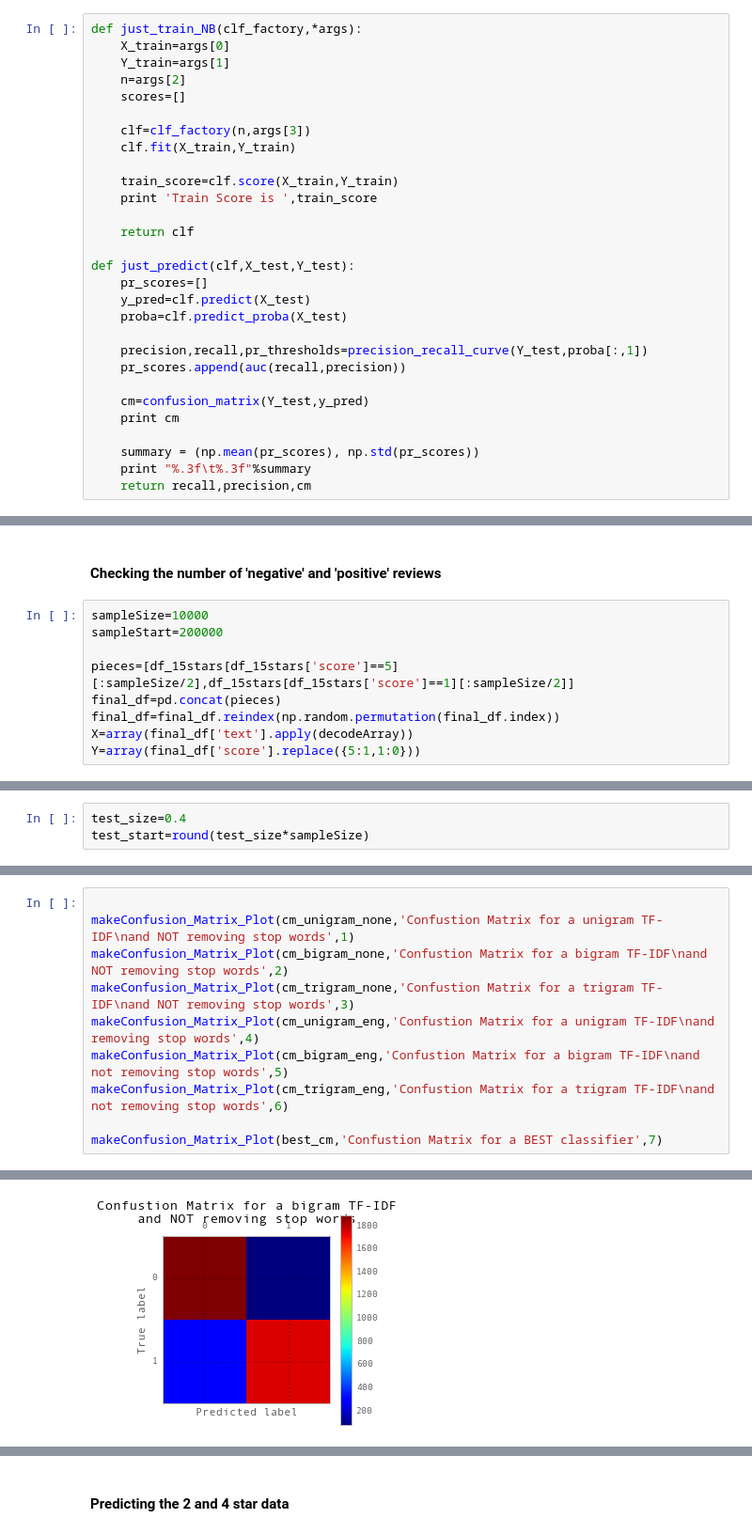
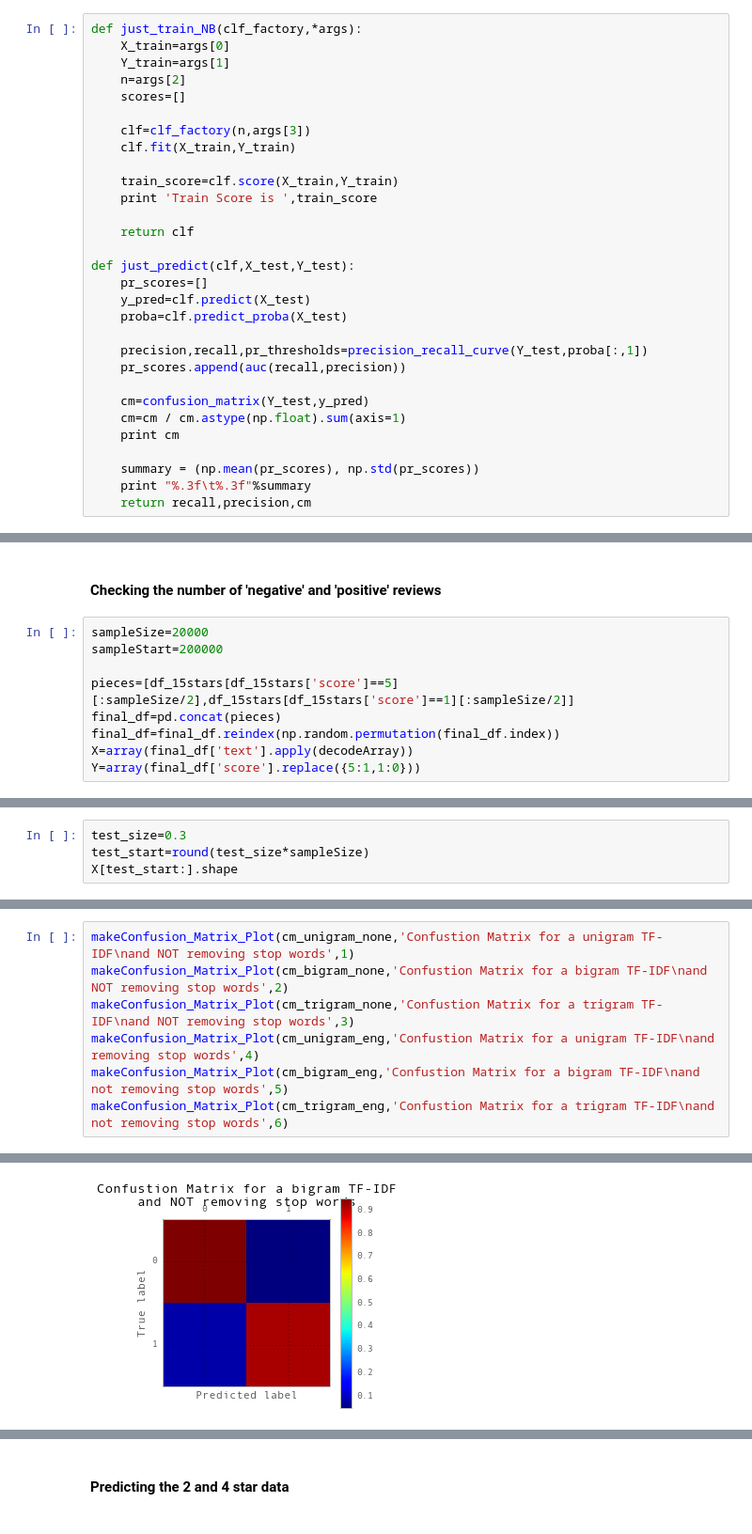
Before and after one commit to gitpaulsmith/Reviews, a Jupyter notebook: Scikit_NB.ipynb, the cells around one changed output, grey strips where cells are left out. Shown at 94% size. Cells and saved outputs as stored; diff of their text form.

```diff
--- a/Scikit_NB.ipynb
+++ b/Scikit_NB.ipynb
@@ -70,6 +71,7 @@ def just_predict(clf,X_test,Y_test):
     pr_scores.append(auc(recall,precision))
 
     cm=confusion_matrix(Y_test,y_pred)
+    cm=cm / cm.astype(np.float).sum(axis=1)
     print cm
 
     summary = (np.mean(pr_scores), np.std(pr_scores))
@@ -109,7 +112,7 @@ def decodeArray(text):
 # %% [markdown]
 #### Checking the number of 'negative' and 'positive' reviews
 # %%
-sampleSize=10000
+sampleSize=20000
 sampleStart=200000
 
 pieces=[df_15stars[df_15stars['score']==5][:sampleSize/2],df_15stars[df_15stars['score']==1][:sampleSize/2]]
@@ -133,3 +134,4 @@ Train Score is  0.9995
 # %%
-test_size=0.4
+test_size=0.3
 test_start=round(test_size*sampleSize)
+X[test_start:].shape
@@ -203,12 +224,9 @@ makePR_Plot(best_rc,best_pr,'Precision-Recall curve for a BEST classifier',7)
 # %%
-
 makeConfusion_Matrix_Plot(cm_unigram_none,'Confustion Matrix for a unigram TF-IDF\nand NOT removing stop words',1)
 makeConfusion_Matrix_Plot(cm_bigram_none,'Confustion Matrix for a bigram TF-IDF\nand NOT removing stop words',2)
 makeConfusion_Matrix_Plot(cm_trigram_none,'Confustion Matrix for a trigram TF-IDF\nand NOT removing stop words',3)
 makeConfusion_Matrix_Plot(cm_unigram_eng,'Confustion Matrix for a unigram TF-IDF\nand removing stop words',4)
 makeConfusion_Matrix_Plot(cm_bigram_eng,'Confustion Matrix for a bigram TF-IDF\nand not removing stop words',5)
 makeConfusion_Matrix_Plot(cm_trigram_eng,'Confustion Matrix for a trigram TF-IDF\nand not removing stop words',6)
-
-makeConfusion_Matrix_Plot(best_cm,'Confustion Matrix for a BEST classifier',7)
 # %% [output]
 <matplotlib.figure.Figure at 0x...>
@@ -217 +236 @@ makeConfusion_Matrix_Plot(best_cm,'Confustion Matrix for a BEST classifier',7)
-[figure, old version]
+[figure, new version]
```
Also changed, not shown: parts of 23 cells of this notebook.
